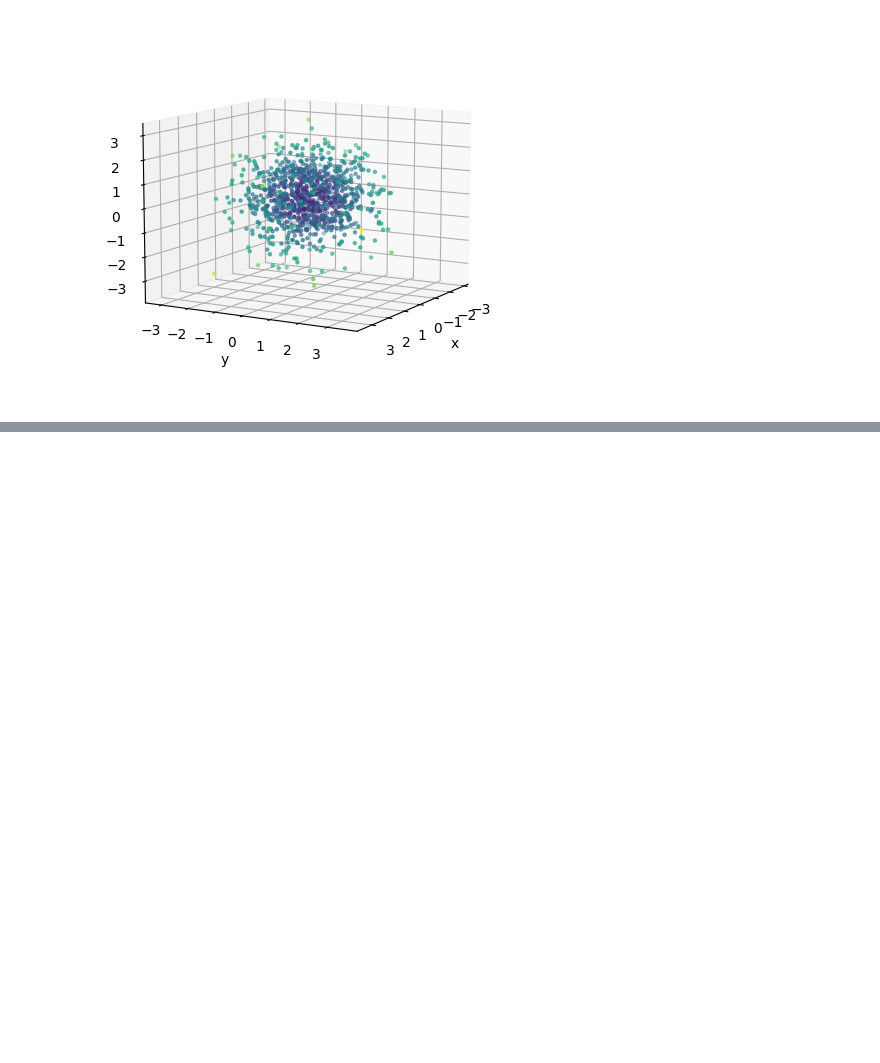
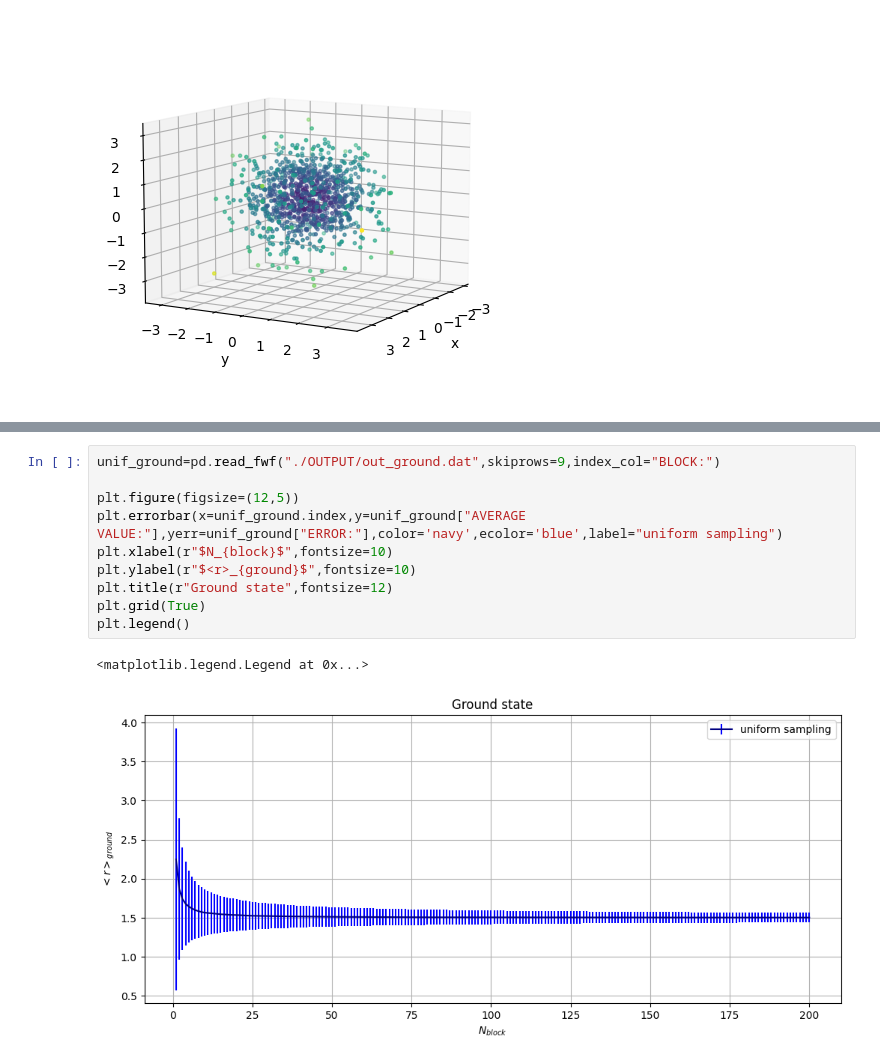
Before and after one commit to lazzerialberto/sim_numerica, a Jupyter notebook: lezione_5/LSN_Exercises_05.ipynb, the cells around one changed output, grey strips where cells are left out. Drawn from its saved outputs; the diff is of its cells as text; blank space fills up the shorter version.

```diff
--- a/lezione_5/LSN_Exercises_05.ipynb
+++ b/lezione_5/LSN_Exercises_05.ipynb
@@ -76,0 +113,13 @@ plt.show()
+# %%
+unif_ground=pd.read_fwf("./OUTPUT/out_ground.dat",skiprows=9,index_col="BLOCK:")
+
+plt.figure(figsize=(12,5))
+plt.errorbar(x=unif_ground.index,y=unif_ground["AVERAGE VALUE:"],yerr=unif_ground["ERROR:"],color='navy',ecolor='blue',label="uniform sampling")
+plt.xlabel(r"$N_{block}$",fontsize=10)
+plt.ylabel(r"$<r>_{ground}$",fontsize=10)
+plt.title(r"Ground state",fontsize=12)
+plt.grid(True)
+plt.legend()
+# %% [output]
+<matplotlib.legend.Legend at 0x...>
+[figure, added]
```
Also changed, not shown: parts of 2 cells of this notebook, 4 other files.
